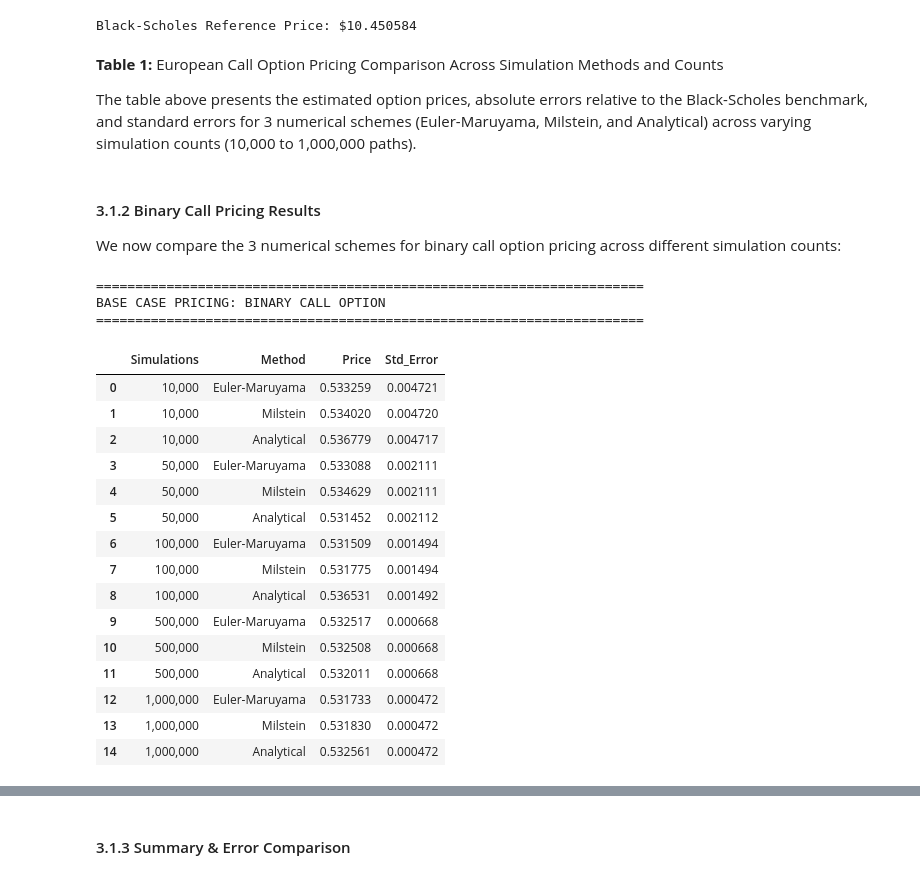
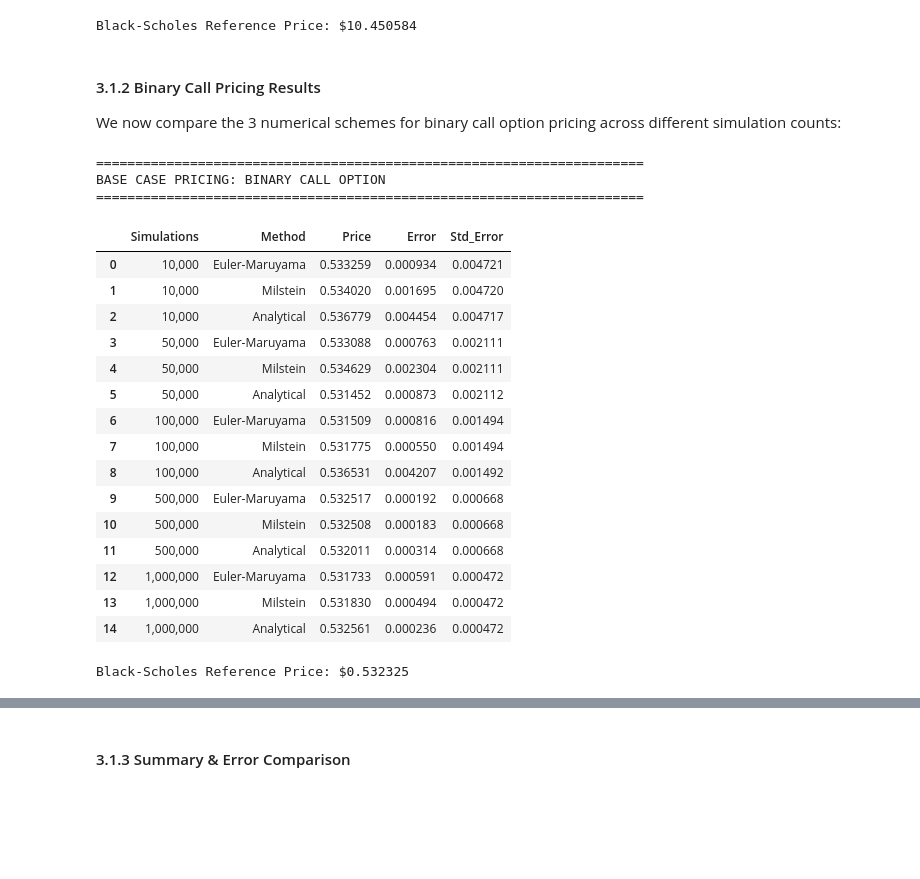
Before and after one commit to Ailurus-Feline/portfolio, a Jupyter notebook: quant/CQF/exam2/report.ipynb, the cells around one changed output, grey strips where cells are left out. Cells and saved outputs as stored; diff of their text form; code cells hidden in the pictures; blank space fills up the shorter version.

```diff
--- a/quant/CQF/exam2/report.ipynb
+++ b/quant/CQF/exam2/report.ipynb
@@ -214,7 +214,6 @@ def GBM_solution(S0: float, r: float, sigma: float, T: float,
         sigma (float): Volatility (annualized)
         T (float): Time to maturity (years)
         n_sims (int): Number of simulation paths
-        n_steps (int): Number of time discretization steps
 
     Return:
         np.ndarray: Terminal stock prices of shape (n_sims,)
@@ -311,8 +310,8 @@ def euler_maruyama_antithetic(S0: float, r: float, sigma: float, T: float,
 # %% [markdown]
 ### 2.4 Black-Scholes Reference Formula
 # %%
-def black_scholes_call(S0: float, E: float, T: float, r: float,
-                       sigma: float) -> float:
+def black_scholes_european_call(S0: float, E: float, T: float, r: float,
+                                 sigma: float) -> float:
     """
     Compute European call option price using Black-Scholes formula.
 
@@ -331,6 +330,6 @@ def black_scholes_call(S0: float, E: float, T: float, r: float,
     d1 = (np.log(S0 / E) + (r + 0.5 * (sigma ** 2)) * T) / (sigma * sqrt_T)
     d2 = d1 - sigma * sqrt_T
 
-    call_price = S0 * norm.cdf(d1) - E * np.exp(-r * T) * norm.cdf(d2)
+    price = S0 * norm.cdf(d1) - E * np.exp(-r * T) * norm.cdf(d2)
 
-    return call_price
+    return price
@@ -337,6 +358,6 @@ def black_scholes_call(S0: float, E: float, T: float, r: float,
 # %%
-# Compute Black-Scholes reference price
-bs_price = black_scholes_call(
+# Compute Black-Scholes reference price for European call
+bs_eu_price = black_scholes_european_call(
     S0=base_params["S0"],
     E=base_params["E"],
     T=base_params["T"],
@@ -344,6 +365,16 @@ bs_price = black_scholes_call(
     sigma=base_params["sigma"]
 )
 
-print(f"Black-Scholes European Call Price: ${bs_price:.4f}")
+# Compute Black-Scholes reference price for binary call
+bs_bin_price = black_scholes_binary_call(
+    S0=base_params["S0"],
+    E=base_params["E"],
+    T=base_params["T"],
+    r=base_params["r"],
+    sigma=base_params["sigma"]
+)
+
+print(f"Black-Scholes European Call Price: ${bs_eu_price:.4f}")
+print(f"Black-Scholes Binary Call Price: ${bs_bin_price:.4f}")
 # %% [output]
 Black-Scholes European Call Price: $10.4506
@@ -381,7 +413,7 @@ for n_sims in sim_cnts:
                           base_params["T"], n_sims, n_steps)
     payoff_em = european_call_payoff(S_em, base_params["E"])
     price_em, std_error_em = monte_carlo_price(payoff_em, discount_factor)
-    error_em = abs(price_em - bs_price)
+    error_em = abs(price_em - bs_eu_price)
 
     results_eu.append({
         "Simulations": n_sims,
@@ -396,7 +428,7 @@ for n_sims in sim_cnts:
                      base_params["T"], n_sims, n_steps)
     payoff_mil = european_call_payoff(S_mil, base_params["E"])
     price_mil, std_error_mil = monte_carlo_price(payoff_mil, discount_factor)
-    error_mil = abs(price_mil - bs_price)
+    error_mil = abs(price_mil - bs_eu_price)
 
     results_eu.append({
         "Simulations": n_sims,
@@ -411,7 +443,7 @@ for n_sims in sim_cnts:
                                base_params["T"], n_sims)
     payoff_gbm = european_call_payoff(S_gbm, base_params["E"])
     price_gbm, se_gbm = monte_carlo_price(payoff_gbm, discount_factor)
-    error_gbm = abs(price_gbm - bs_price)
+    error_gbm = abs(price_gbm - bs_eu_price)
 
     results_eu.append({
         "Simulations": n_sims,
@@ -431,7 +463,7 @@ df_eu_display["Error"] = df_eu_display["Error"].apply(lambda x: f"{x:.6f}")
 df_eu_display["Std_Error"] = df_eu_display["Std_Error"].apply(lambda x: f"{x:.6f}")
 
 display(df_eu_display)
-print(f"Black-Scholes Reference Price: ${bs_price:.6f}")
+print(f"Black-Scholes Reference Price: ${bs_eu_price:.6f}")
 # %% [output]
 ======================================================================
 BASE CASE PRICING: EUROPEAN CALL OPTION
@@ -453,10 +485,6 @@ BASE CASE PRICING: EUROPEAN CALL OPTION
 | 13 | 1,000,000 | Milstein | 10.449198 | 0.001385 | 0.014721 |
 | 14 | 1,000,000 | Analytical | 10.457201 | 0.006617 | 0.014725 |
 Black-Scholes Reference Price: $10.450584
-# %% [markdown]
-**Table 1:** European Call Option Pricing Comparison Across Simulation Methods and Counts
-
-The table above presents the estimated option prices, absolute errors relative to the Black-Scholes benchmark, and standard errors for 3 numerical schemes (Euler-Maruyama, Milstein, and Analytical) across varying simulation counts (10,000 to 1,000,000 paths).
 # %% [markdown]
 #### 3.1.2 Binary Call Pricing Results
 We now compare the 3 numerical schemes for binary call option pricing across different simulation counts:
@@ -472,11 +500,13 @@ for n_sims in sim_cnts:
                           base_params["T"], n_sims, n_steps)
     payoff_em = binary_call_payoff(S_em, base_params["E"])
     price_em, std_error_em = monte_carlo_price(payoff_em, discount_factor)
+    error_em = abs(price_em - bs_bin_price)
 
     results_bin.append({
         "Simulations": n_sims,
         "Method": "Euler-Maruyama",
         "Price": price_em,
+        "Error": error_em,
         "Std_Error": std_error_em
     })
 
@@ -485,53 +515,60 @@ for n_sims in sim_cnts:
                      base_params["T"], n_sims, n_steps)
     payoff_mil = binary_call_payoff(S_mil, base_params["E"])
     price_mil, std_error_mil = monte_carlo_price(payoff_mil, discount_factor)
+    error_mil = abs(price_mil - bs_bin_price)
 
     results_bin.append({
         "Simulations": n_sims,
         "Method": "Milstein",
         "Price": price_mil,
+        "Error": error_mil,
         "Std_Error": std_error_mil
     })
 
     # Analytical
     S_gbm = GBM_solution(base_params["S0"], base_params["r"], base_params["sigma"],
                                base_params["T"], n_sims)
     payoff_gbm = binary_call_payoff(S_gbm, base_params["E"])
     price_gbm, std_error_gbm = monte_carlo_price(payoff_gbm, discount_factor)
+    error_gbm = abs(price_gbm - bs_bin_price)
 
     results_bin.append({
         "Simulations": n_sims,
         "Method": "Analytical",
         "Price": price_gbm,
+        "Error": error_gbm,
         "Std_Error": std_error_gbm
     })
 
 df_bin_results = pd.DataFrame(results_bin)
 
 # Display Binary call results table
 df_bin_display = df_bin_results.copy()
 df_bin_display["Simulations"] = df_bin_display["Simulations"].apply(lambda x: f"{x:,}")
 df_bin_display["Price"] = df_bin_display["Price"].apply(lambda x: f"{x:.6f}")
+df_bin_display["Error"] = df_bin_display["Error"].apply(lambda x: f"{x:.6f}")
 df_bin_display["Std_Error"] = df_bin_display["Std_Error"].apply(lambda x: f"{x:.6f}")
 
 display(df_bin_display)
+print(f"Black-Scholes Reference Price: ${bs_bin_price:.6f}")
 # %% [output]
 ======================================================================
 BASE CASE PRICING: BINARY CALL OPTION
 ======================================================================
-|  | Simulations | Method | Price | Std_Error |
-| 0 | 10,000 | Euler-Maruyama | 0.533259 | 0.004721 |
-| 1 | 10,000 | Milstein | 0.534020 | 0.004720 |
-| 2 | 10,000 | Analytical | 0.536779 | 0.004717 |
-| 3 | 50,000 | Euler-Maruyama | 0.533088 | 0.002111 |
-| 4 | 50,000 | Milstein | 0.534629 | 0.002111 |
-| 5 | 50,000 | Analytical | 0.531452 | 0.002112 |
-| 6 | 100,000 | Euler-Maruyama | 0.531509 | 0.001494 |
-| 7 | 100,000 | Milstein | 0.531775 | 0.001494 |
-| 8 | 100,000 | Analytical | 0.536531 | 0.001492 |
-| 9 | 500,000 | Euler-Maruyama | 0.532517 | 0.000668 |
-| 10 | 500,000 | Milstein | 0.532508 | 0.000668 |
-| 11 | 500,000 | Analytical | 0.532011 | 0.000668 |
-| 12 | 1,000,000 | Euler-Maruyama | 0.531733 | 0.000472 |
-| 13 | 1,000,000 | Milstein | 0.531830 | 0.000472 |
-| 14 | 1,000,000 | Analytical | 0.532561 | 0.000472 |
+|  | Simulations | Method | Price | Error | Std_Error |
+| 0 | 10,000 | Euler-Maruyama | 0.533259 | 0.000934 | 0.004721 |
+| 1 | 10,000 | Milstein | 0.534020 | 0.001695 | 0.004720 |
+| 2 | 10,000 | Analytical | 0.536779 | 0.004454 | 0.004717 |
+| 3 | 50,000 | Euler-Maruyama | 0.533088 | 0.000763 | 0.002111 |
+| 4 | 50,000 | Milstein | 0.534629 | 0.002304 | 0.002111 |
+| 5 | 50,000 | Analytical | 0.531452 | 0.000873 | 0.002112 |
+| 6 | 100,000 | Euler-Maruyama | 0.531509 | 0.000816 | 0.001494 |
+| 7 | 100,000 | Milstein | 0.531775 | 0.000550 | 0.001494 |
+| 8 | 100,000 | Analytical | 0.536531 | 0.004207 | 0.001492 |
+| 9 | 500,000 | Euler-Maruyama | 0.532517 | 0.000192 | 0.000668 |
+| 10 | 500,000 | Milstein | 0.532508 | 0.000183 | 0.000668 |
+| 11 | 500,000 | Analytical | 0.532011 | 0.000314 | 0.000668 |
+| 12 | 1,000,000 | Euler-Maruyama | 0.531733 | 0.000591 | 0.000472 |
+| 13 | 1,000,000 | Milstein | 0.531830 | 0.000494 | 0.000472 |
+| 14 | 1,000,000 | Analytical | 0.532561 | 0.000236 | 0.000472 |
+Black-Scholes Reference Price: $0.532325
```
Also changed, not shown: parts of 26 cells of this notebook.
